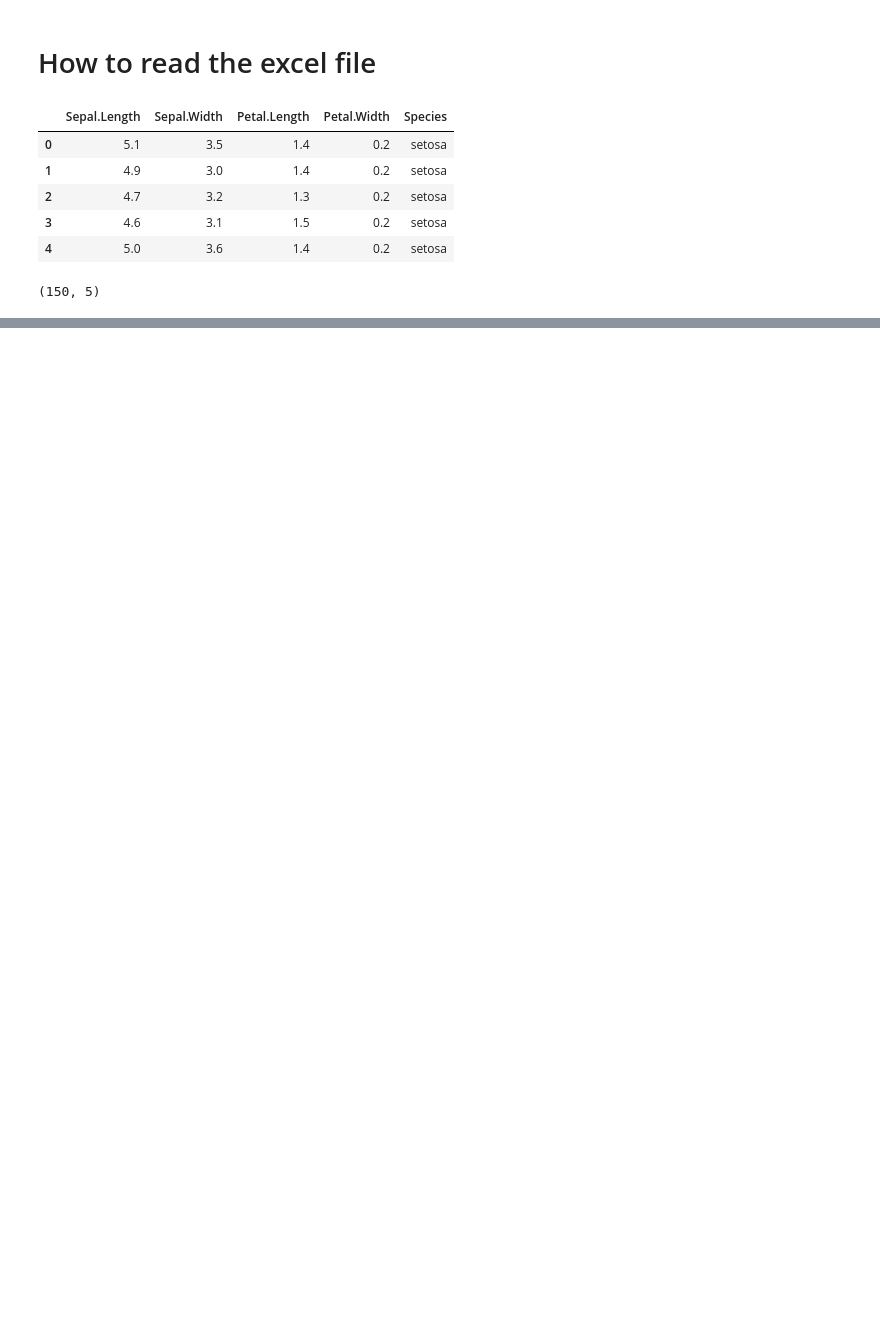
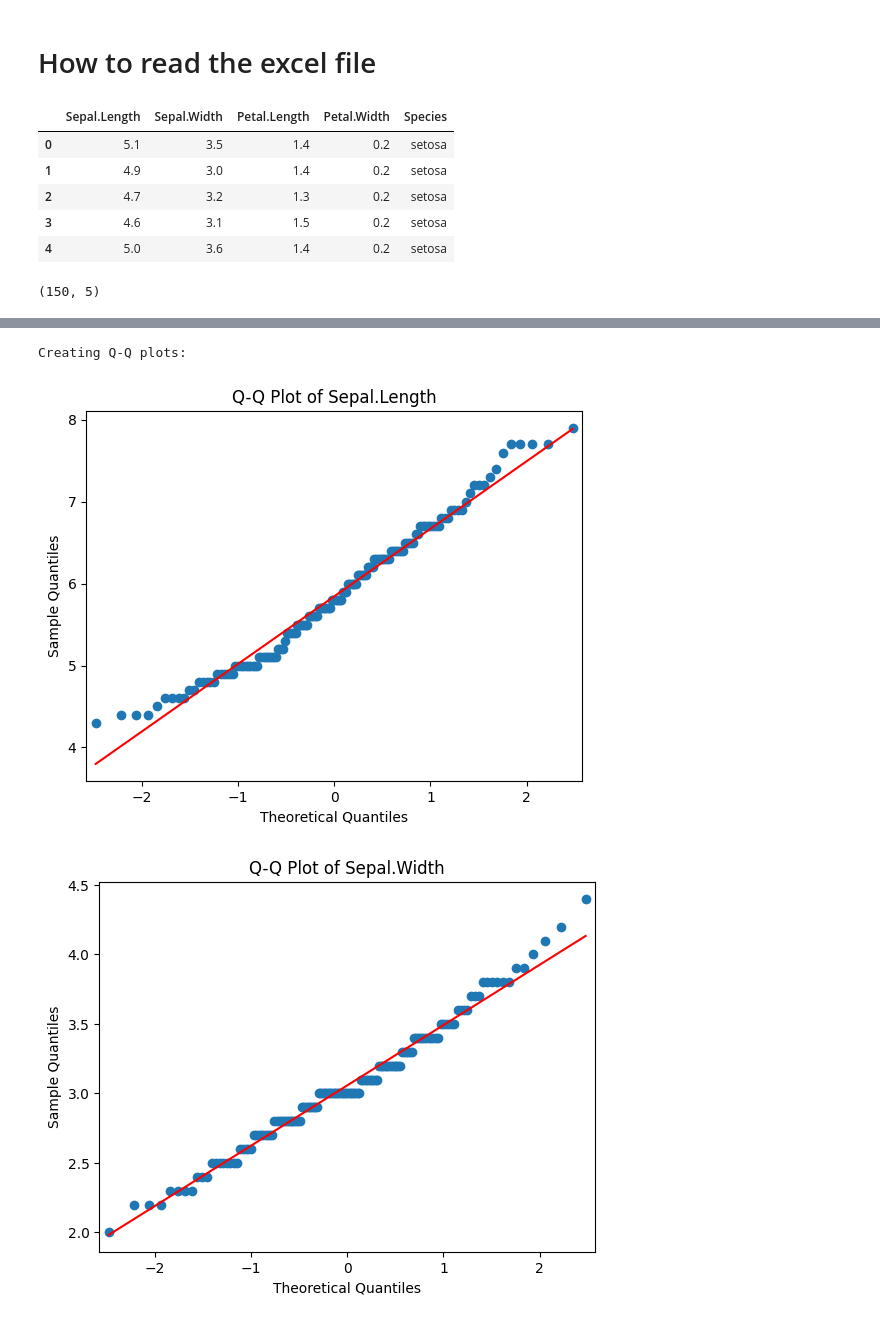
Before and after one commit to RemmyBisimbeko/Data-Science, a Jupyter notebook: SEM 2/Data Analysis and Visualization/Assignment One/Assignment_One.ipynb, the cells around one changed output, grey strips where cells are left out. Saved outputs shown, nothing was run; the diff lists cells and outputs as text; code cells hidden in the pictures; blank space fills up the shorter version.

```diff
--- a/SEM 2/Data Analysis and Visualization/Assignment One/Assignment_One.ipynb
+++ b/SEM 2/Data Analysis and Visualization/Assignment One/Assignment_One.ipynb
@@ -85,0 +191,12 @@ Iris.shape
+# %%
+# 3. Create Q-Q plots for Sepal.Length, Sepal.Width, Petal.Length, and Petal.Width
+print("\nCreating Q-Q plots:")
+variables = ['Sepal.Length', 'Sepal.Width', 'Petal.Length', 'Petal.Width']
+for var in variables:
+    qqplot(Iris[var], line='s')
+    plt.title(f'Q-Q Plot of {var}')
+    plt.show()
+# %% [output]
+Creating Q-Q plots:
+[figure, added]
+[figure, added]
```
Also changed, not shown: parts of 34 cells of this notebook, 1 other file.
